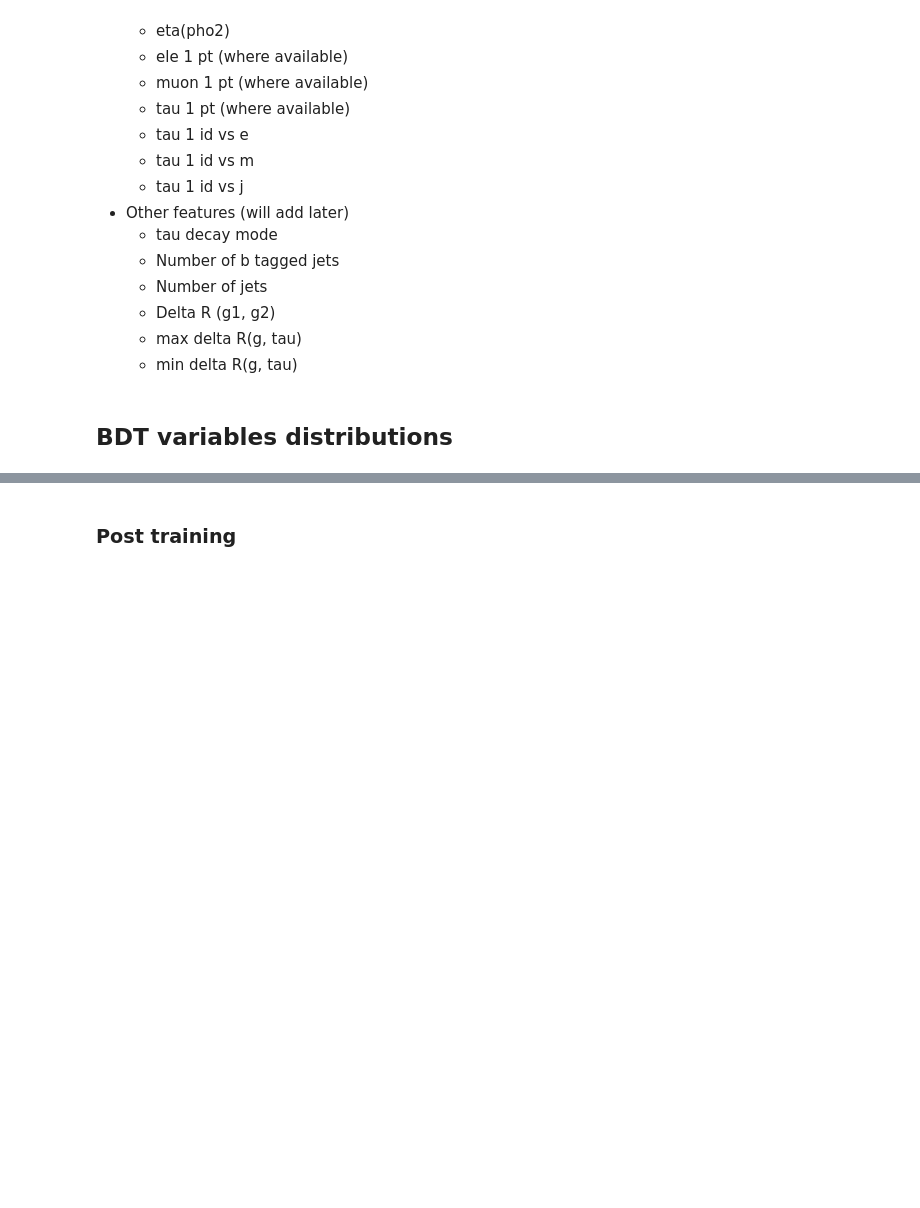
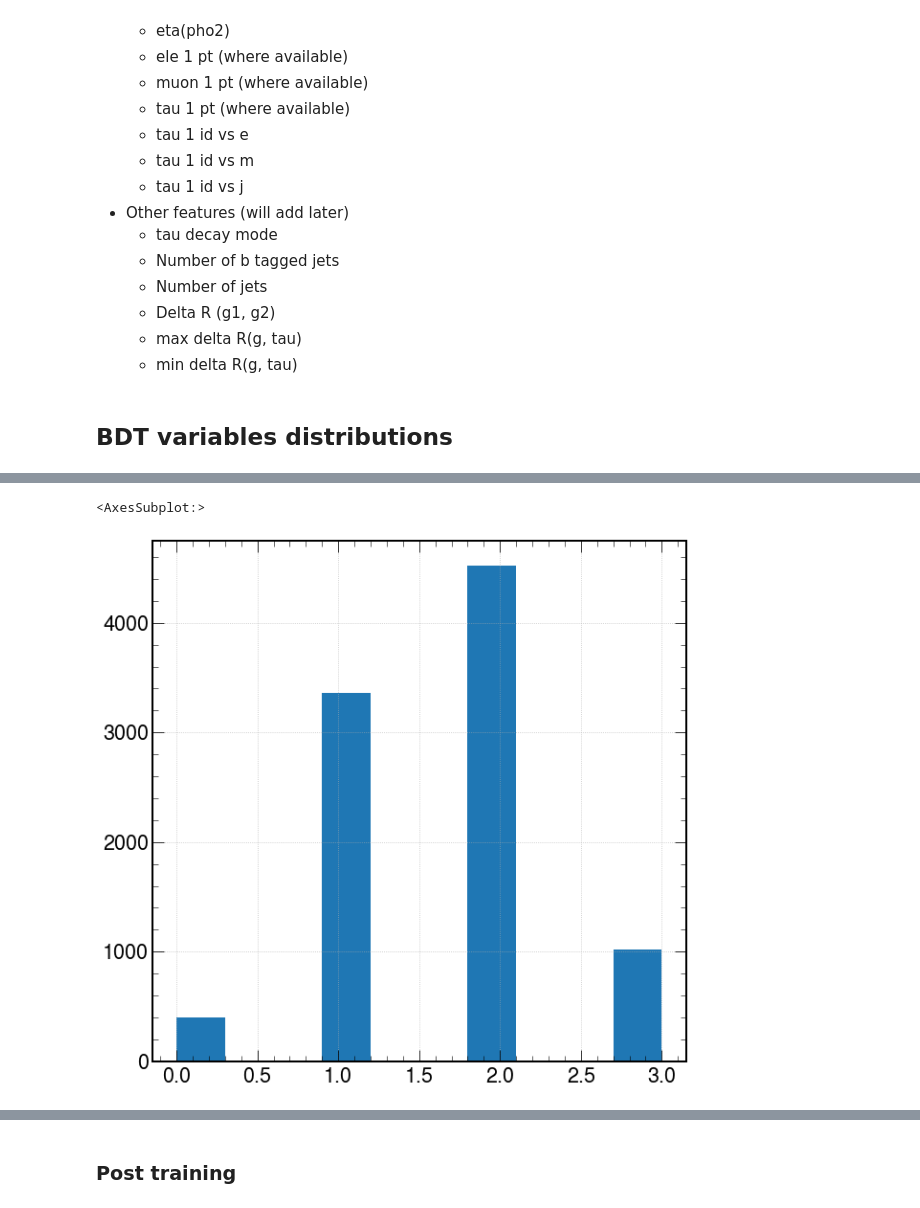
Before and after one commit to cmstas/HggAnalysisDev, a Jupyter notebook: BDT_distributions/prelim_plots/BDT distributions plotter.ipynb, the cells around one changed output, grey strips where cells are left out. Saved outputs shown, nothing was run; the diff lists cells and outputs as text; code cells hidden in the pictures; blank space fills up the shorter version.

```diff
--- a/BDT_distributions/prelim_plots/BDT distributions plotter.ipynb
+++ b/BDT_distributions/prelim_plots/BDT distributions plotter.ipynb
@@ -126,41 +150,0 @@ df["tautauMassAll_SVFit"].max()
-# %%
-df.loc[df["m_tautauSVFitLoose"] < 0,"m_tautauSVFitLoose"] = np.nan
-df.loc[isnan(df["m_tautauSVFitLoose"]), "pt_tautauSVFitLoose"] = np.nan
-df.loc[isnan(df["m_tautauSVFitLoose"]), "eta_tautauSVFitLoose"] = np.nan
-df.loc[isnan(df["m_tautauSVFitLoose"]), "phi_tautauSVFitLoose"] = np.nan
-df.loc[isnan(df["m_tautauSVFitLoose"]), "dR_tautauSVFitLoose"] = np.nan
-df.loc[isnan(df["dR_ggtautauSVFitLoose"]), "dR_ggtautauSVFitLoose"] = np.nan
-
-df.loc[df["ele1_pt"] < 0, "ele1_pt"] = np.nan
-df.loc[isnan(df["ele1_pt"]),"ele1_eta"] = np.nan
-
-df.loc[df["ele2_pt"] < 0, "ele2_pt"] = np.nan
-df.loc[isnan(df["ele2_pt"]),"ele2_eta"] = np.nan
-
-df.loc[df["muon1_pt"] < 0, "muon1_pt"] = np.nan
-df.loc[isnan(df["muon1_pt"]),"muon1_eta"] = np.nan
-
-df.loc[df["muon2_pt"] < 0, "muon2_pt"] = np.nan
-df.loc[isnan(df["muon2_pt"]),"muon2_eta"] = np.nan
-
-df.loc[df["tau1_pt"] < 0, "tau1_pt"] = np.nan
-df.loc[isnan(df["tau1_pt"]),"tau1_eta"] = np.nan
-
-df.loc[df["tau2_pt"] < 0, "tau2_pt"] = np.nan
-df.loc[isnan(df["tau2_pt"]),"tau2_eta"] = np.nan
-
-df.loc[isnan(df["tau1_pt"]),"tau1_id_vs_e"] = np.nan
-df.loc[isnan(df["tau1_pt"]),"tau1_id_vs_m"] = np.nan
-df.loc[isnan(df["tau1_pt"]),"tau1_id_vs_j"] = np.nan
-
-df.loc[isnan(df["tau2_pt"]),"tau2_id_vs_e"] = np.nan
-df.loc[isnan(df["tau2_pt"]),"tau2_id_vs_m"] = np.nan
-df.loc[isnan(df["tau2_pt"]),"tau2_id_vs_j"] = np.nan
-
-df.loc[df["jet1_id"] == -9, "jet1_id"] = np.nan
-df.loc[isnan(df["jet1_id"]), "jet1_pt"] = np.nan
-df.loc[isnan(df["jet1_id"]), "jet1_eta"] = np.nan
-
-df.loc[df["jet2_id"] == -9, "jet2_id"] = np.nan
-df.loc[isnan(df["jet2_id"]), "jet2_pt"] = np.nan
-df.loc[isnan(df["jet2_id"]), "jet2_eta"] = np.nan
@@ -199,0 +166,6 @@ Name: weight, Length: 92207, dtype: float64
+# %%
+df.loc[df["process_id"] == 9, "genZ_decayMode"].hist()
+plt.savefig("decayMode_check.pdf")
+# %% [output]
+<AxesSubplot:>
+[figure, added]
```
Also changed, not shown: parts of 52 cells of this notebook, 18 other files.
